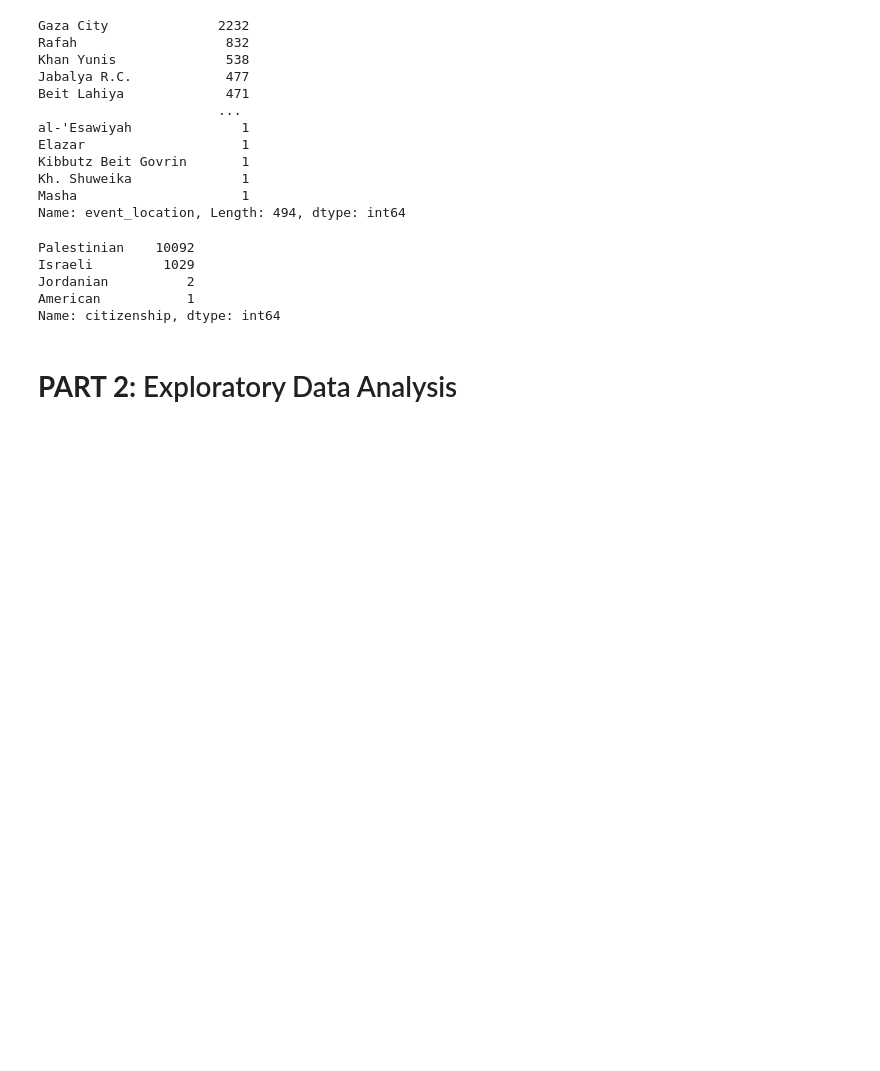
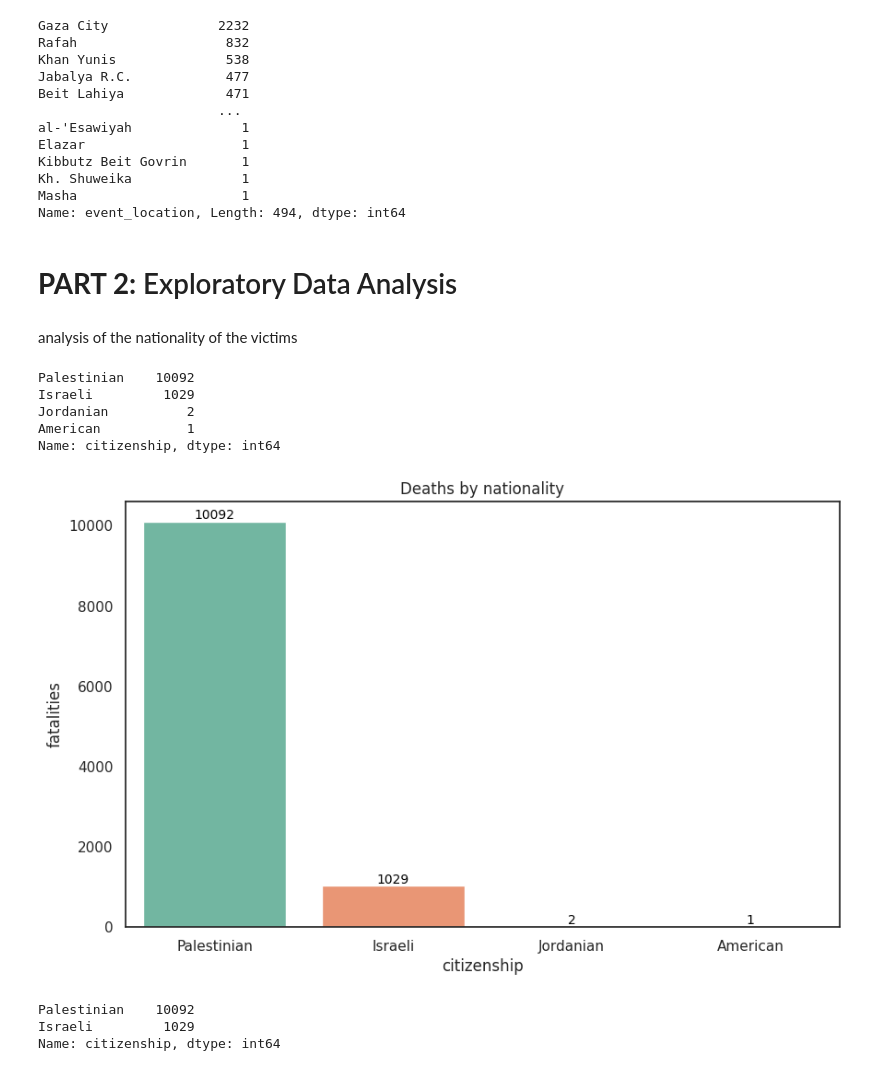
Before and after one commit to exdsgift/IPC-MideastAnalytics, a Jupyter notebook: Fatalities_Project.ipynb, the cells around one changed output. Cells and saved outputs as stored; diff of their text form; code cells hidden in the pictures; blank space fills up the shorter version.

```diff
--- a/Fatalities_Project.ipynb
+++ b/Fatalities_Project.ipynb
@@ -229,6 +237,10 @@ Kibbutz Beit Govrin       1
 Kh. Shuweika              1
 Masha                     1
 Name: event_location, Length: 494, dtype: int64
+# %% [markdown]
+# **PART 2:** Exploratory Data Analysis
+# %% [markdown]
+analysis of the nationality of the victims
 # %%
 fatalities_df['citizenship'].value_counts()
 # %% [output]
@@ -237,5 +249,28 @@ Israeli         1029
 Jordanian          2
 American           1
 Name: citizenship, dtype: int64
-# %% [markdown]
-# **PART 2:** Exploratory Data Analysis
+# %%
+plt.figure(figsize=(10,6))
+sns.set(style="white", palette="Set2")
+plt.title('Deaths by nationality')
+
+
+plot1 = sns.countplot(x='citizenship', data=fatalities_df)
+
+for p in plot1.patches:
+    plot1.annotate(f'{p.get_height():.0f}', (p.get_x() + p.get_width() / 2., p.get_height()),
+                ha='center', va='center', fontsize=10, color='black', xytext=(0, 5),
+                textcoords='offset points')
+
+plt.xlabel("citizenship")
+plt.ylabel("fatalities")
+plt.show()
+# %% [output]
+[figure, added]
+# %%
+fatalities_df_2 = fatalities_df[~fatalities_df['citizenship'].isin(['Jordanian', 'American'])]
+fatalities_df_2['citizenship'].value_counts()
+# %% [output]
+Palestinian    10092
+Israeli         1029
+Name: citizenship, dtype: int64
```
Also changed, not shown: parts of 2 cells of this notebook.
